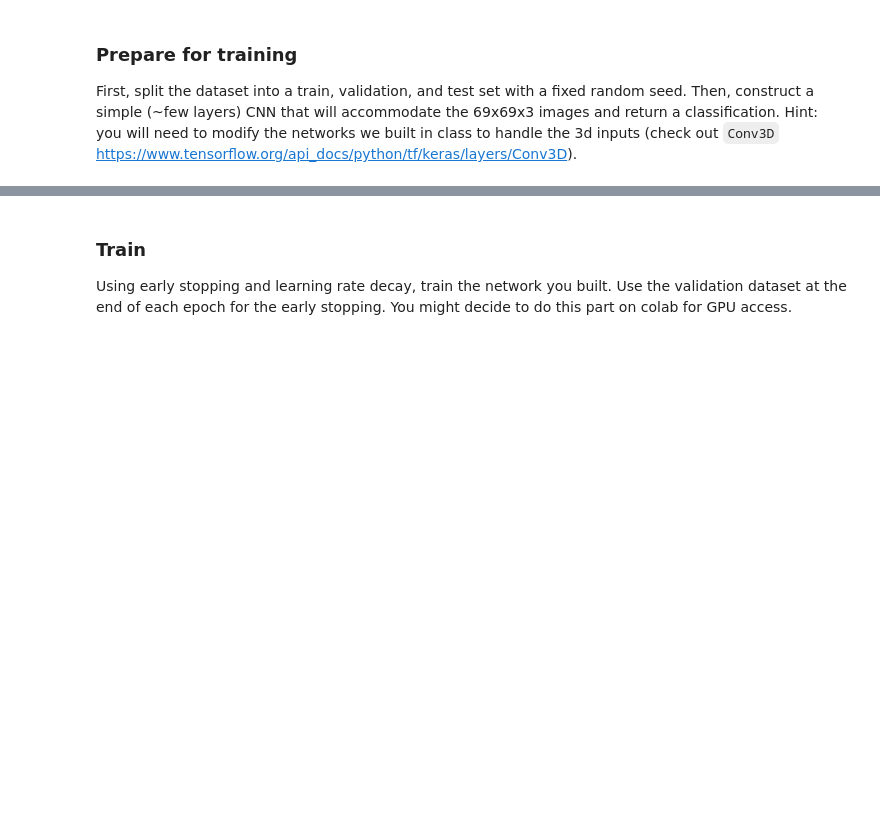
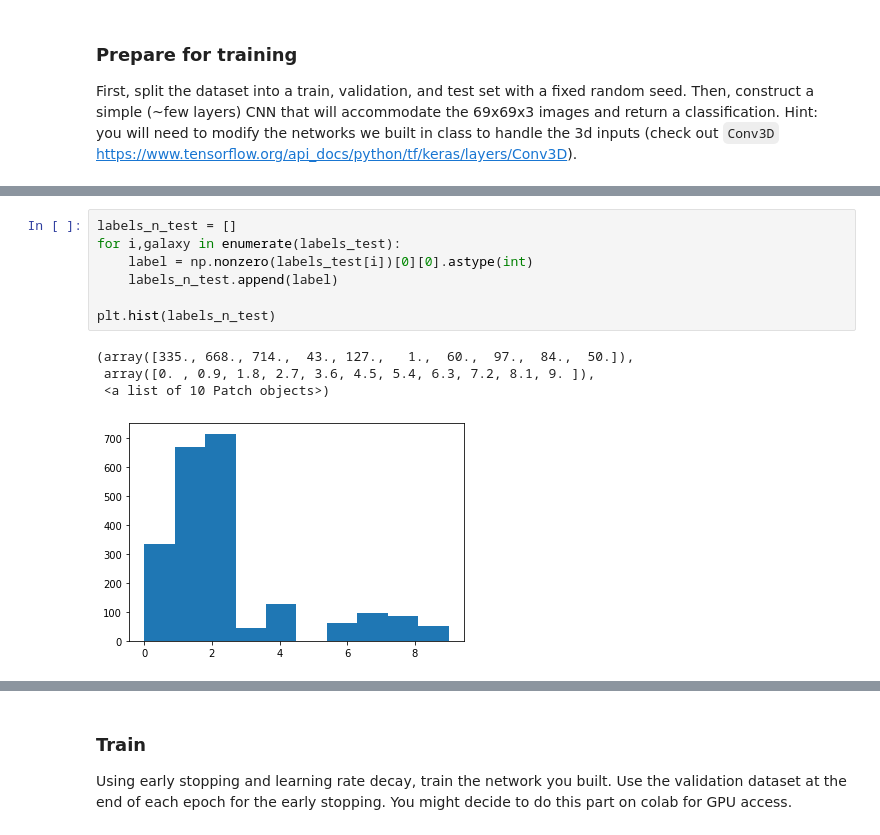
Before and after one commit to haoxing-du/ay250-homework, a Jupyter notebook: hw_6/hw6_ml.ipynb, the cells around one changed output, grey strips where cells are left out. Drawn from its saved outputs; the diff is of its cells as text; blank space fills up the shorter version.

```diff
--- a/hw_6/hw6_ml.ipynb
+++ b/hw_6/hw6_ml.ipynb
@@ -165,0 +162,12 @@ model.compile(optimizer='adam',
+# %%
+labels_n_test = []
+for i,galaxy in enumerate(labels_test):
+    label = np.nonzero(labels_test[i])[0][0].astype(int)
+    labels_n_test.append(label)
+
+plt.hist(labels_n_test)
+# %% [output]
+(array([335., 668., 714.,  43., 127.,   1.,  60.,  97.,  84.,  50.]),
+ array([0. , 0.9, 1.8, 2.7, 3.6, 4.5, 5.4, 6.3, 7.2, 8.1, 9. ]),
+ <a list of 10 Patch objects>)
+[figure, added]
```
Also changed, not shown: parts of 42 cells of this notebook.
